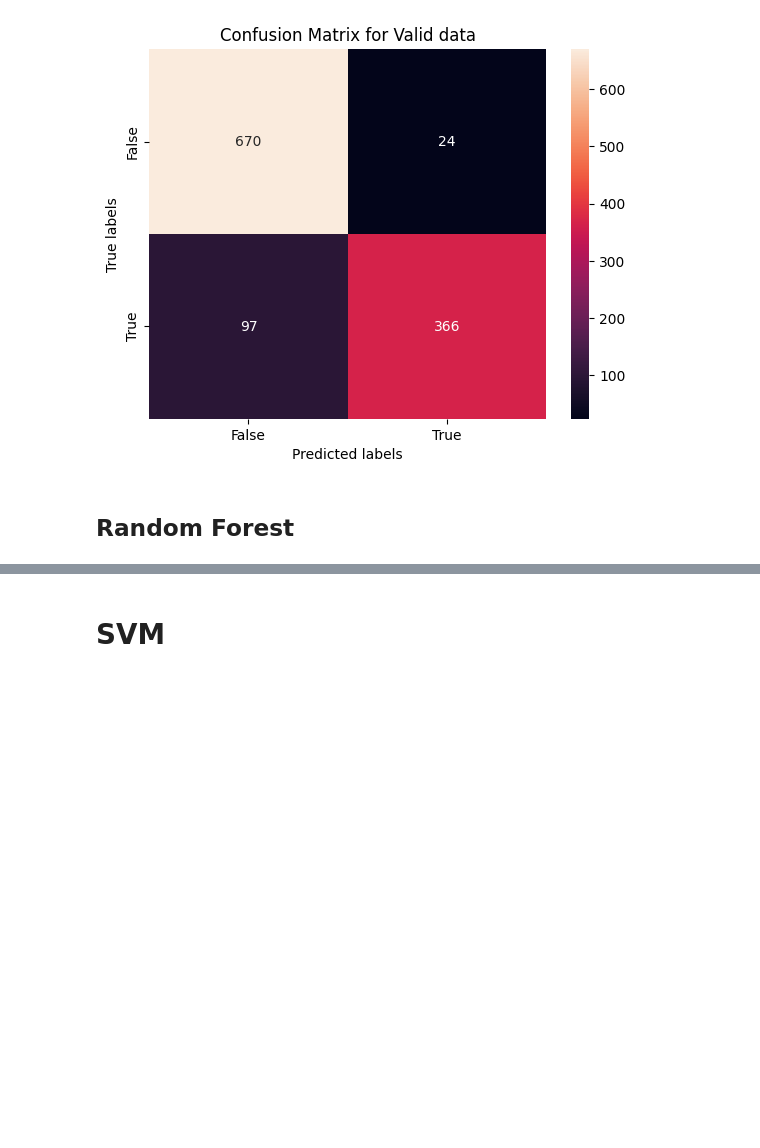
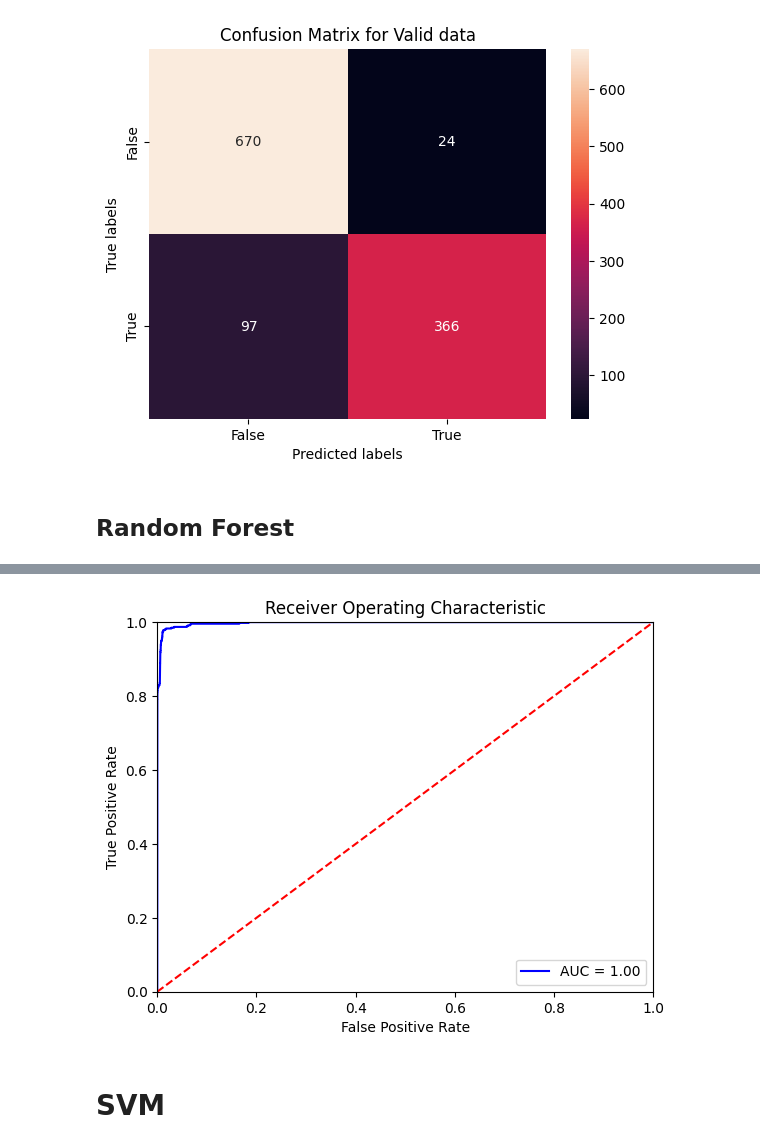
Before and after one commit to melloo21/cs4220_projects, a Jupyter notebook: training.ipynb, the cells around one changed output, grey strips where cells are left out. Saved outputs shown, nothing was run; the diff lists cells and outputs as text; code cells hidden in the pictures; blank space fills up the shorter version.

```diff
--- a/training.ipynb
+++ b/training.ipynb
@@ -141,3 +167,12 @@ Vardict features: ['AF', 'DP', 'MSI', 'SAMPLE', 'SOR', 'SSF', 'VD']
+# %%
+model_name = "combined_dataset_real1_syn3_4_median_impute_rf"
+plot_auc_roc(
+    valid_dataset=(x_valid, y_valid),
+    model_name = model_name,
+    filepath = "/Users/melloo21/Desktop/NUS Items/CS4220/cs4220_projects/model_assets"
+)
+# %% [output]
+[figure, added]
 # %% [markdown]
 # SVM
 # %%
```
Also changed, not shown: parts of 9 cells of this notebook, 17 other files.
